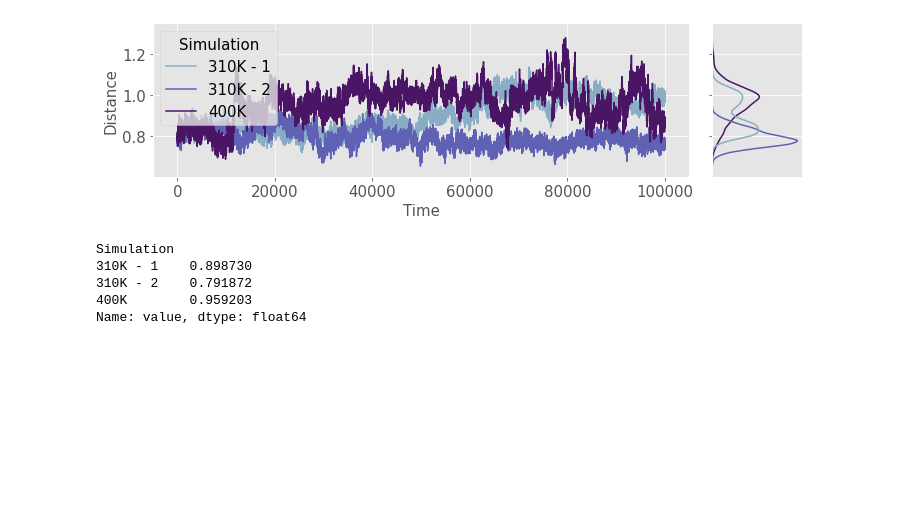
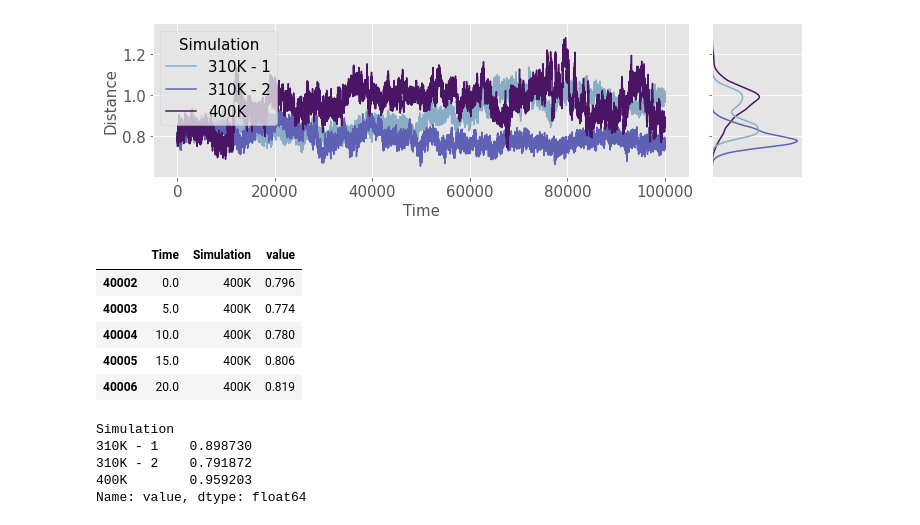
Before and after one commit to hellowithchicken/Biomolecular-Simulations, a Jupyter notebook: analysis.ipynb, the cells around one changed output. Drawn from its saved outputs; the diff is of its cells as text; code cells hidden in the pictures; blank space fills up the shorter version.

```diff
--- a/analysis.ipynb
+++ b/analysis.ipynb
@@ -176,6 +166,15 @@ plot_joint(df, text_size = 15, ylabel = "Distance")
 plt.savefig("Figures/dist_a_rest.png")
 # %% [output]
 [figure]
+# %%
+df[df.Simulation == "400K"].head()
+# %% [output]
+|  | Time | Simulation | value |
+| 40002 | 0.0 | 400K | 0.796 |
+| 40003 | 5.0 | 400K | 0.774 |
+| 40004 | 10.0 | 400K | 0.780 |
+| 40005 | 15.0 | 400K | 0.806 |
+| 40006 | 20.0 | 400K | 0.819 |
 # %%
 get_mean(df)
 # %% [output]
```
Also changed, not shown: parts of 3 cells of this notebook, 3 other files.
